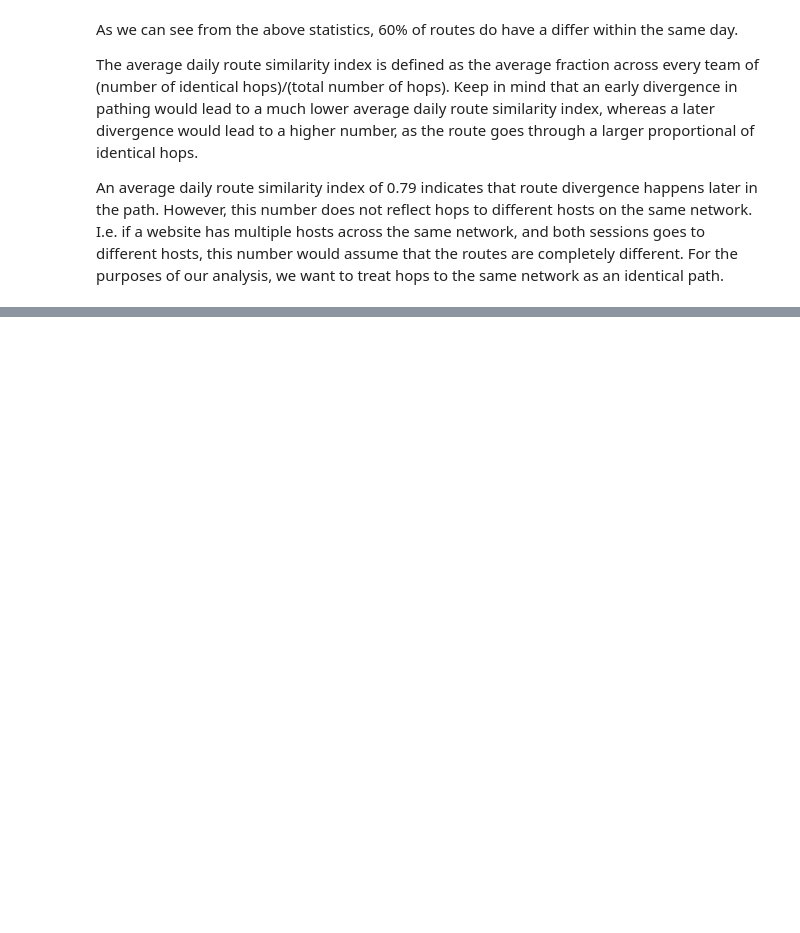
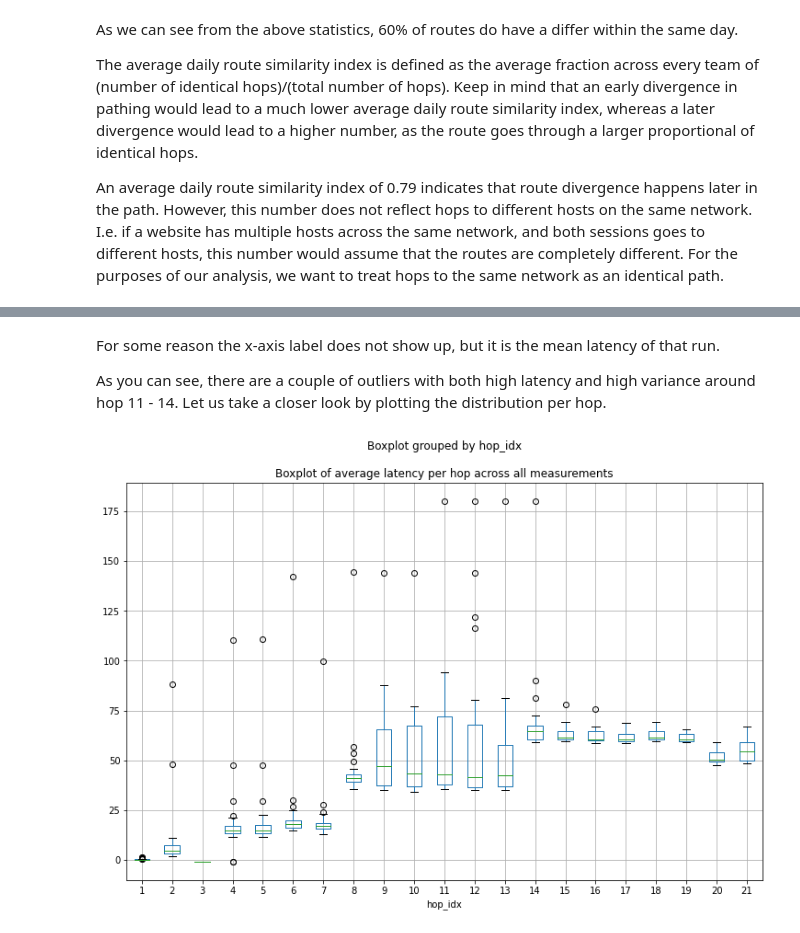
Before and after one commit to mbronckers/cmsc23360, a Jupyter notebook: p3/Analysis.ipynb, the cells around one changed output, grey strips where cells are left out. Cells and saved outputs as stored; diff of their text form; code cells hidden in the pictures; blank space fills up the shorter version.

```diff
--- a/p3/Analysis.ipynb
+++ b/p3/Analysis.ipynb
@@ -278,0 +399,4 @@ An average daily route similarity index of 0.79 indicates that route divergence
+# %% [markdown]
+For some reason the x-axis label does not show up, but it is the mean latency of that run.
+
+As you can see, there are a couple of outliers with both high latency and high variance around hop 11 - 14. Let us take a closer look by plotting the distribution per hop.
@@ -278,0 +413,10 @@ An average daily route similarity index of 0.79 indicates that route divergence
+# %%
+# Plot 3 subplots for each latency1/2/3 measurement (unnecessary)
+# boxplot = test.boxplot(column=['latency1', 'latency2', 'latency3'], by='hop_idx', figsize=(20,20))
+
+# Plot latency average
+boxplot = test.boxplot(column=['latency_avg'], by='hop_idx', figsize=(12, 8))
+plt.title('Boxplot of average latency per hop across all measurements')
+plt.show()
+# %% [output]
+[figure, added]
```
Also changed, not shown: parts of 27 cells of this notebook.
